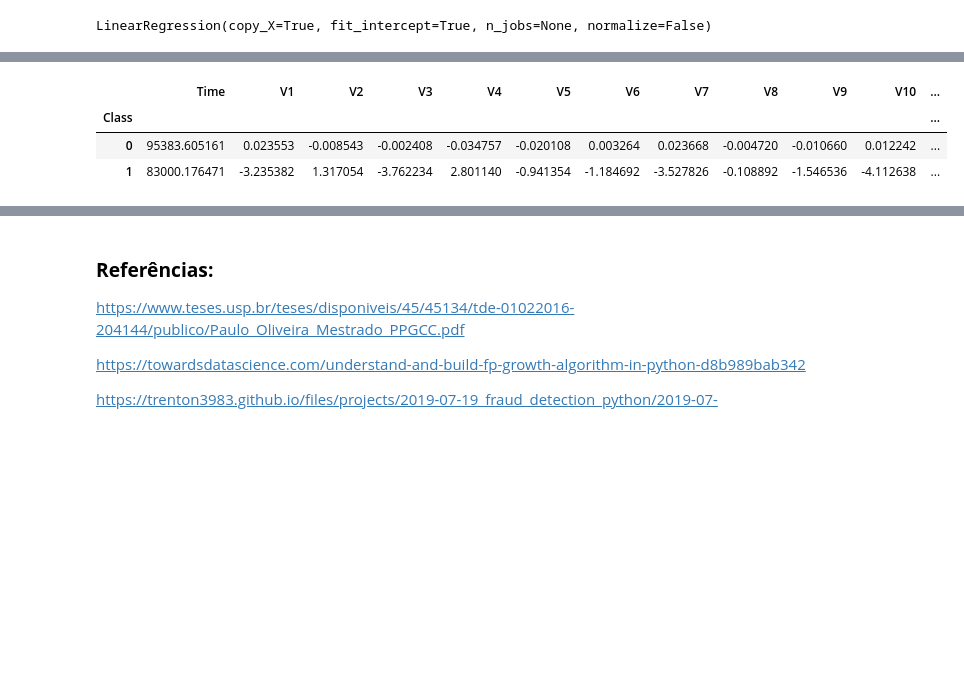
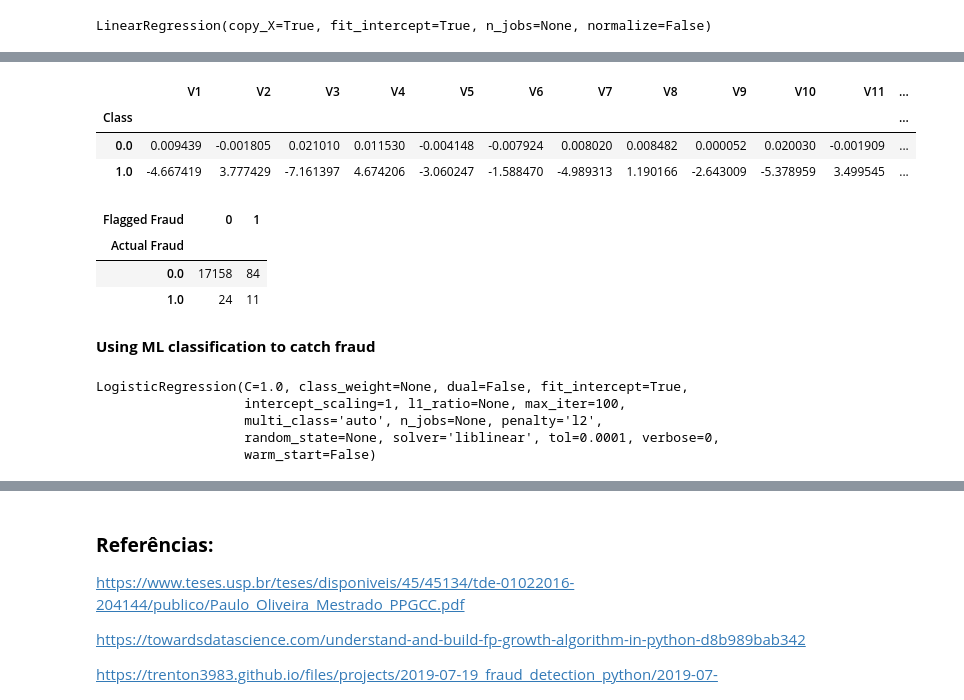
Before and after one commit to rodglins/Deteccao_Fraude_Python, a Jupyter notebook: projetoDeteccaoFraudeDIO.ipynb, the cells around one changed output, grey strips where cells are left out. Cells and saved outputs as stored; diff of their text form; code cells hidden in the pictures; blank space fills up the shorter version.

```diff
--- a/projetoDeteccaoFraudeDIO.ipynb
+++ b/projetoDeteccaoFraudeDIO.ipynb
@@ -88,0 +176,6 @@ ldamodel_file = 'ldamodel.pickle'
+# %%
+# Tentando novamente converter coluna Class de object para int
+
+df3['Class'] = pd.to_numeric(df3['Class'])
+
+# Agora funcionou.
@@ -89,2 +222,7 @@ ldamodel_file = 'ldamodel.pickle'
+# %%
+# o df tem valores com NaN
+# Substituindo por zero:
+
+df3 = df3.replace(np.nan, 0)
 # %% [markdown]
 ### **Verificando a relação fraude x não fraude**
@@ -264,3 +331,5 @@ plt.show()
+# %%
+df3 = df3.loc[:, df3.notnull().any(axis = 0)]
 # %%
 #Compare SMOTE to original data
 
@@ -322,12 +391,12 @@ r2_score(y_test, y_predicted)
 # %%
-# Exploring the traditional method of fraud detection
+# Método tradicional de detecção de fraude:
 
-df.drop(['Unnamed: 0'], axis=1, inplace=True)
+df3.drop(['Unnamed: 0'], axis=1, inplace=True)
 # %%
-df.groupby('Class').mean()
+df3.groupby('Class').mean()
 # %% [output]
-|  | Time | V1 | V2 | V3 | V4 | V5 | V6 | V7 | V8 | V9 | V10 | ... |
+|  | V1 | V2 | V3 | V4 | V5 | V6 | V7 | V8 | V9 | V10 | V11 | ... |
 | Class |  |  |  |  |  |  |  |  |  |  |  | ... |
-| 0 | 95383.605161 | 0.023553 | -0.008543 | -0.002408 | -0.034757 | -0.020108 | 0.003264 | 0.023668 | -0.004720 | -0.010660 | 0.012242 | ... |
-| 1 | 83000.176471 | -3.235382 | 1.317054 | -3.762234 | 2.801140 | -0.941354 | -1.184692 | -3.527826 | -0.108892 | -1.546536 | -4.112638 | ... |
+| 0.0 | 0.009439 | -0.001805 | 0.021010 | 0.011530 | -0.004148 | -0.007924 | 0.008020 | 0.008482 | 0.000052 | 0.020030 | -0.001909 | ... |
+| 1.0 | -4.667419 | 3.777429 | -7.161397 | 4.674206 | -3.060247 | -1.588470 | -4.989313 | 1.190166 | -2.643009 | -5.378959 | 3.499545 | ... |
 # %%
@@ -334,0 +404,9 @@ df['flag_as_fraud'] = np.where(np.logical_and(df.V1 < -3, df.V3 < -5), 1, 0)
+# %%
+pd.crosstab(df3.Class, df3.flag_as_fraud, rownames=['Actual Fraud'], colnames=['Flagged Fraud'])
+# %% [output]
+| Flagged Fraud | 0 | 1 |
+| Actual Fraud |  |  |
+| 0.0 | 17158 | 84 |
+| 1.0 | 24 | 11 |
+# %% [markdown]
+**Using ML classification to catch fraud**
@@ -334,0 +416,10 @@ df['flag_as_fraud'] = np.where(np.logical_and(df.V1 < -3, df.V3 < -5), 1, 0)
+# %%
+# Ajustando o modelo de regressão logístrica aos dados
+model = LogisticRegression(solver='liblinear')
+model.fit(X_train, y_train)
+# %% [output]
+LogisticRegression(C=1.0, class_weight=None, dual=False, fit_intercept=True,
+                   intercept_scaling=1, l1_ratio=None, max_iter=100,
+                   multi_class='auto', n_jobs=None, penalty='l2',
+                   random_state=None, solver='liblinear', tol=0.0001, verbose=0,
+                   warm_start=False)
```
Also changed, not shown: parts of 48 cells of this notebook.
